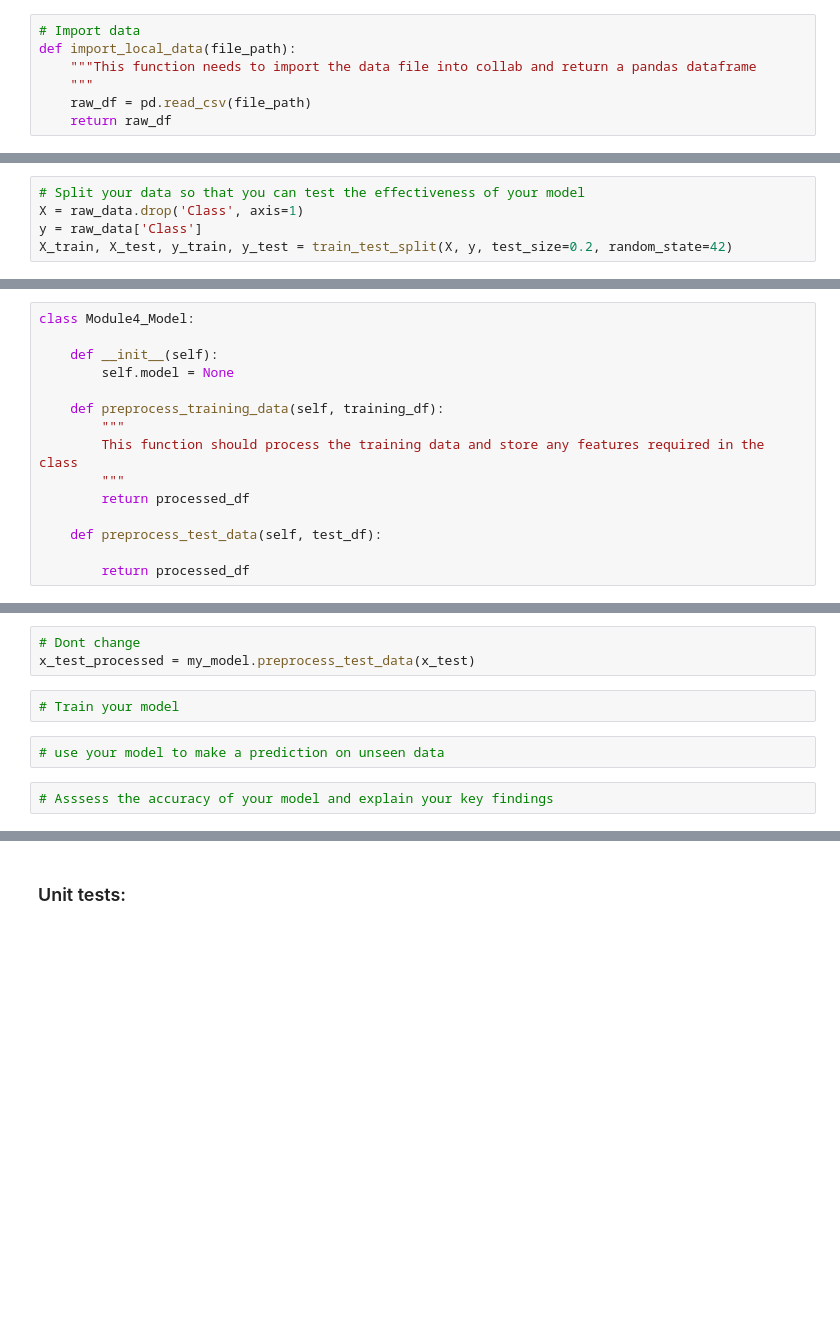
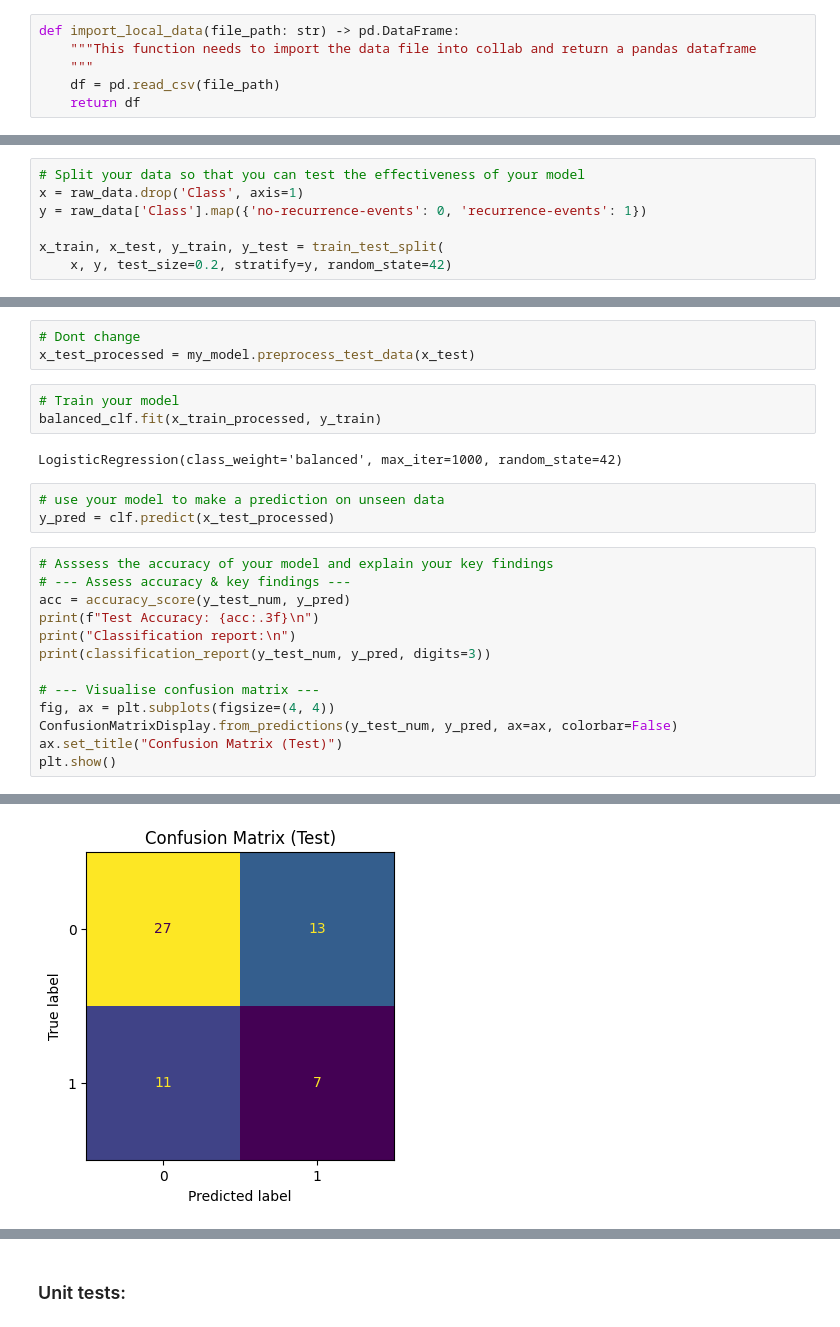
Before and after one commit to lauraperryman/Module4-ML_task, a Jupyter notebook: Task_template_name_module.ipynb, the cells around one changed output, grey strips where cells are left out. Cells and saved outputs as stored; diff of their text form; blank space fills up the shorter version.

```diff
--- a/Task_template_name_module.ipynb
+++ b/Task_template_name_module.ipynb
@@ -26,10 +34,9 @@ Drive already mounted at /content/gdrive/; to attempt to forcibly remount, call
 # %%
-# Import data
-def import_local_data(file_path):
+def import_local_data(file_path: str) -> pd.DataFrame:
     """This function needs to import the data file into collab and return a pandas dataframe
     """
-    raw_df = pd.read_csv(file_path)
-    return raw_df
+    df = pd.read_csv(file_path)
+    return df
 # %%
 local_file_path = "/content/gdrive/MyDrive/Colab Notebooks/breast-cancer.csv"
 # %%
@@ -182,8 +189,10 @@ Create any data pre-processing that you will conduct on seen and unseen data.  R
 # %%
 # Split your data so that you can test the effectiveness of your model
-X = raw_data.drop('Class', axis=1)
-y = raw_data['Class']
-X_train, X_test, y_train, y_test = train_test_split(X, y, test_size=0.2, random_state=42)
+x = raw_data.drop('Class', axis=1)
+y = raw_data['Class'].map({'no-recurrence-events': 0, 'recurrence-events': 1})
+
+x_train, x_test, y_train, y_test = train_test_split(
+    x, y, test_size=0.2, stratify=y, random_state=42)
 # %%
 # Populate preprocess_training_data and preprocess_test_data to preprocess data.
 # You must process test and train separately so your model does not accidently gain information that a model wouldnt have in reality and therefore get better predictions
@@ -223,15 +198,0 @@ raw_data.head()
-# %%
-class Module4_Model:
-
-    def __init__(self):
-        self.model = None
-
-    def preprocess_training_data(self, training_df):
-        """
-        This function should process the training data and store any features required in the class
-        """
-        return processed_df
-
-    def preprocess_test_data(self, test_df):
-
-        return processed_df
@@ -250,7 +214,23 @@ x_train_processed = my_model.preprocess_training_data(x_train)
 x_test_processed = my_model.preprocess_test_data(x_test)
 # %%
 # Train your model
+balanced_clf.fit(x_train_processed, y_train)
+# %% [output]
+LogisticRegression(class_weight='balanced', max_iter=1000, random_state=42)
 # %%
 # use your model to make a prediction on unseen data
+y_pred = clf.predict(x_test_processed)
-# %%
-# Asssess the accuracy of your model and explain your key findings
+# %%
+# Asssess the accuracy of your model and explain your key findings
+# --- Assess accuracy & key findings ---
+acc = accuracy_score(y_test_num, y_pred)
+print(f"Test Accuracy: {acc:.3f}\n")
+print("Classification report:\n")
+print(classification_report(y_test_num, y_pred, digits=3))
+
+# --- Visualise confusion matrix ---
+fig, ax = plt.subplots(figsize=(4, 4))
+ConfusionMatrixDisplay.from_predictions(y_test_num, y_pred, ax=ax, colorbar=False)
+ax.set_title("Confusion Matrix (Test)")
+plt.show()
+# %% [output]
@@ -256,0 +249 @@ x_test_processed = my_model.preprocess_test_data(x_test)
+[figure, added]
```
Also changed, not shown: parts of 25 cells of this notebook.
